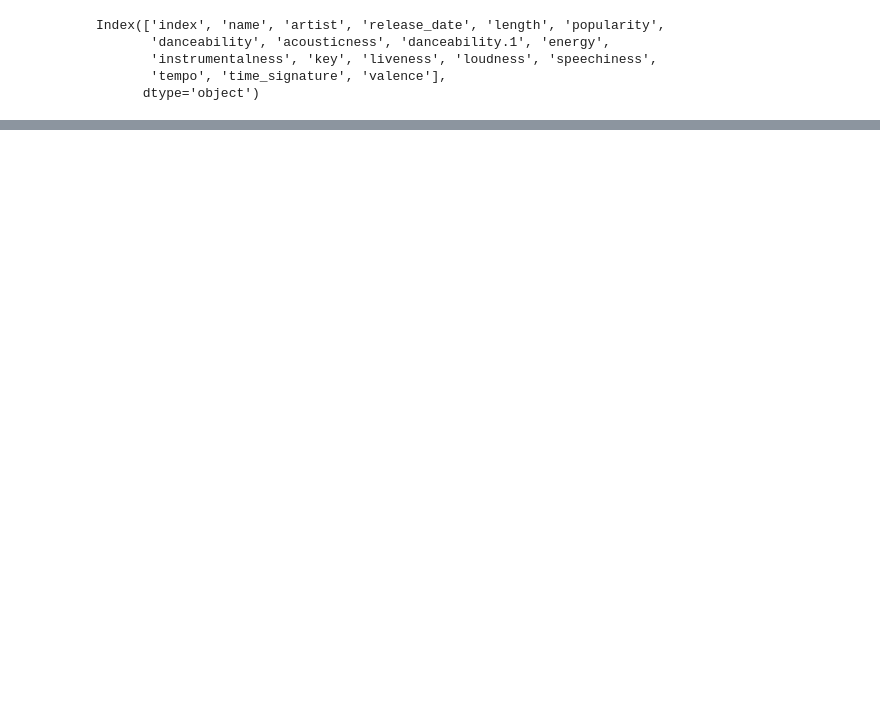
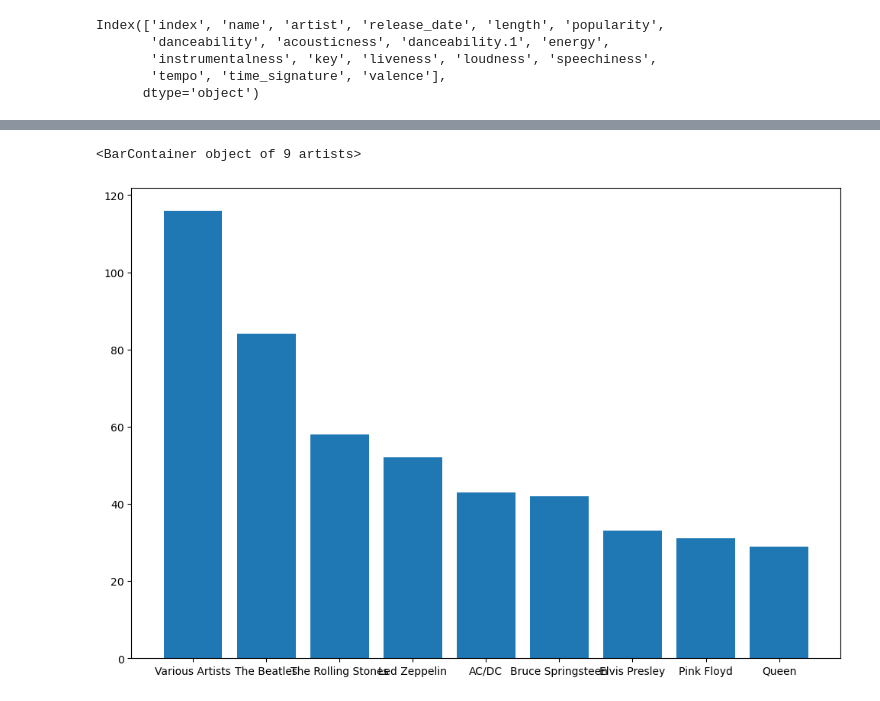
Before and after one commit to Jmgaz/Desaf-o_1_Data_Science, a Jupyter notebook: Desafio2.ipynb, the cells around one changed output, grey strips where cells are left out. Drawn from its saved outputs; the diff is of its cells as text; code cells hidden in the pictures; blank space fills up the shorter version.

```diff
--- a/Desafio2.ipynb
+++ b/Desafio2.ipynb
@@ -217,0 +204,11 @@ df3.info
+# %%
+
+import numpy as np
+banda = df3['artist'].value_counts()
+banda[0:9]
+
+fig3, ax3 = plt.subplots(figsize=(12, 8))
+ax3.bar(banda.index[0:9],banda[0:9],label='Bandas con mas canciones en el top')
+# %% [output]
+<BarContainer object of 9 artists>
+[figure, added]
```
Also changed, not shown: parts of 6 cells of this notebook.
